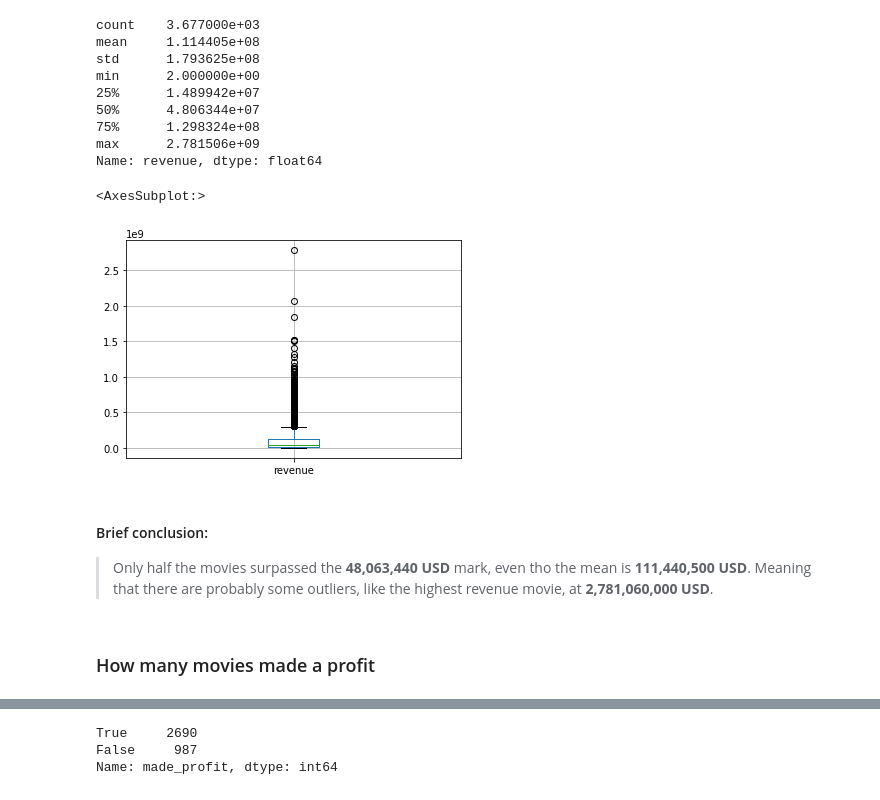
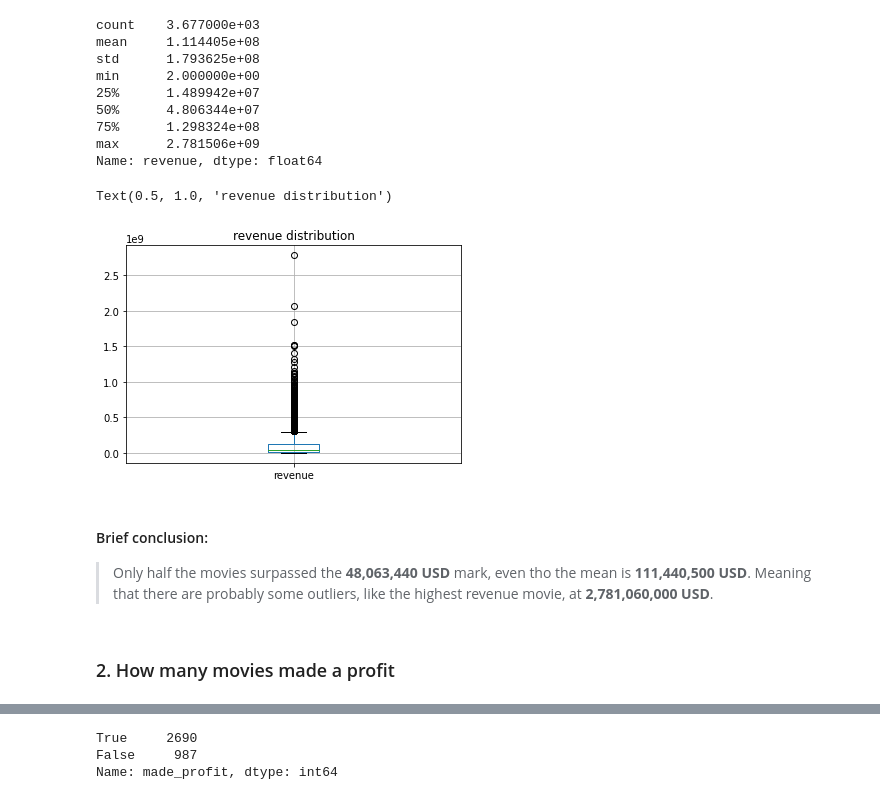
Before and after one commit to ferroramires/Movie_db_analysis_brief, a Jupyter notebook: movie_db.ipynb, the cells around one changed output, grey strips where cells are left out. Cells and saved outputs as stored; diff of their text form; code cells hidden in the pictures.

```diff
--- a/movie_db.ipynb
+++ b/movie_db.ipynb
@@ -167,15 +204,17 @@ max      2.781506e+09
 Name: revenue, dtype: float64
 # %%
 clean_db.boxplot(column = 'revenue')
+plt.title('revenue distribution')
 # %% [output]
-<AxesSubplot:>
+Text(0.5, 1.0, 'revenue distribution')
-[figure, old version]
+[figure, new version]
 # %% [markdown]
 #### Brief conclusion:
 
 > Only half the movies surpassed the <b>48,063,440 USD</b> mark, even tho the mean is <b>111,440,500 USD</b>. Meaning that there are probably some outliers, like the highest revenue movie, at <b>2,781,060,000 USD</b>.
 # %% [markdown]
-### How many movies made a profit
+<a id='2'></a>
+### 2. How many movies made a profit
 # %%
 #create column for profits
 clean_db['profit'] = clean_db['revenue'] - clean_db['budget']
```
Also changed, not shown: parts of 12 cells of this notebook.
